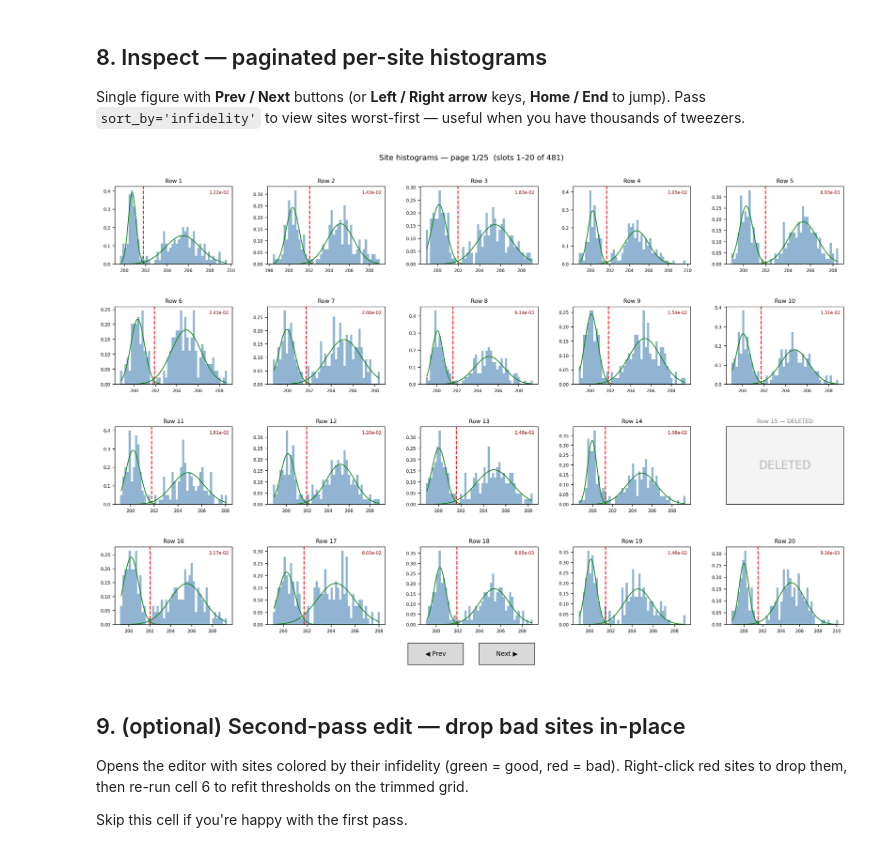
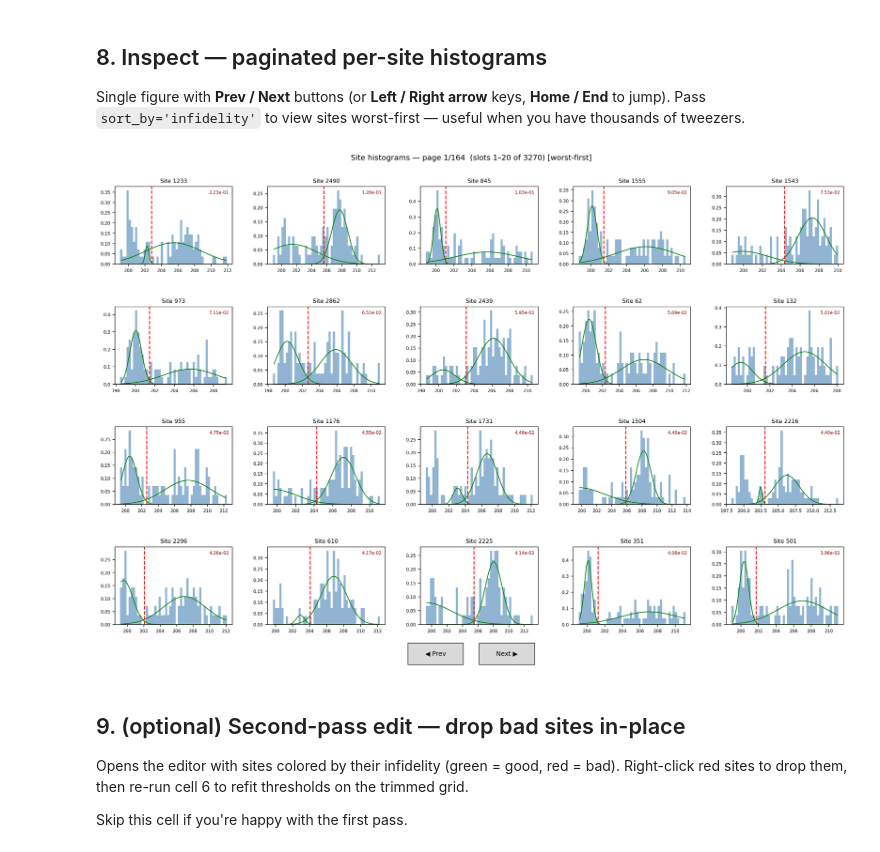
Before and after one commit to nacs-lab/yb_analysis, a Jupyter notebook: HistInit.ipynb, the cells around one changed output. Saved outputs shown, nothing was run; the diff lists cells and outputs as text; code cells hidden in the pictures.

```diff
--- a/HistInit.ipynb
+++ b/HistInit.ipynb
@@ -38,8 +38,8 @@ The autoreload extension is already loaded. To reload it, use:
 # %% [markdown]
 ## 1. Configure
 # %%
-scan_dir = r"D:\OneDrive - Harvard University\Documents - Yb\Data\20260518\data_20260518_134831"
-num_tweezers = 400
+scan_dir = r"D:\OneDrive - Harvard University\Documents - Yb\Data\20260526\data_20260526_091614"
+num_tweezers = 3000
 
 # Mask parameters (Gaussian weighting for masked-intensity readout)
 box_size = 9
@@ -188,12 +291,0 @@ After edit: 481 rows (457 alive, 24 deleted, 0 CSV, 481 non-CSV)
-# %%
-# Sort to bottom-left → up → right, including any clicks added in the editor.
-# Reorders every parallel array so identity is preserved.
-_, info = hi.sort_grid_rotated(grid, return_info=True, verbose=True)
-order = info['order']
-grid             = grid[order]
-csv_indices      = csv_indices[order]
-is_alive         = is_alive[order]
-is_csv_post      = is_csv_post[order]
-is_detected_post = is_detected_post[order]
-print(f"Sorted: rotation={info['rotation_deg']:+.2f}°, spacing={info['spacing']:.1f}px, "
-      f"columns={info['n_columns']}")
@@ -258,10 +347,10 @@ Single figure with **Prev / Next** buttons (or **Left / Right arrow** keys, **Ho
 # %%
 hi.plot_histograms(hist_data, thresholds, gauss_fits, infidelities,
                    csv_indices=csv_indices,
                    is_alive=is_alive,
-                   sort_by=None)   # set 'infidelity' to scan worst sites first
+                   sort_by='infidelity')   # set 'infidelity' to scan worst sites first
 # %% [output]
-[figure, old version]
+[figure, new version]
 # %% [markdown]
 ## 9. (optional) Second-pass edit — drop bad sites in-place
 
```
Also changed, not shown: parts of 9 cells of this notebook, 5 other files.
